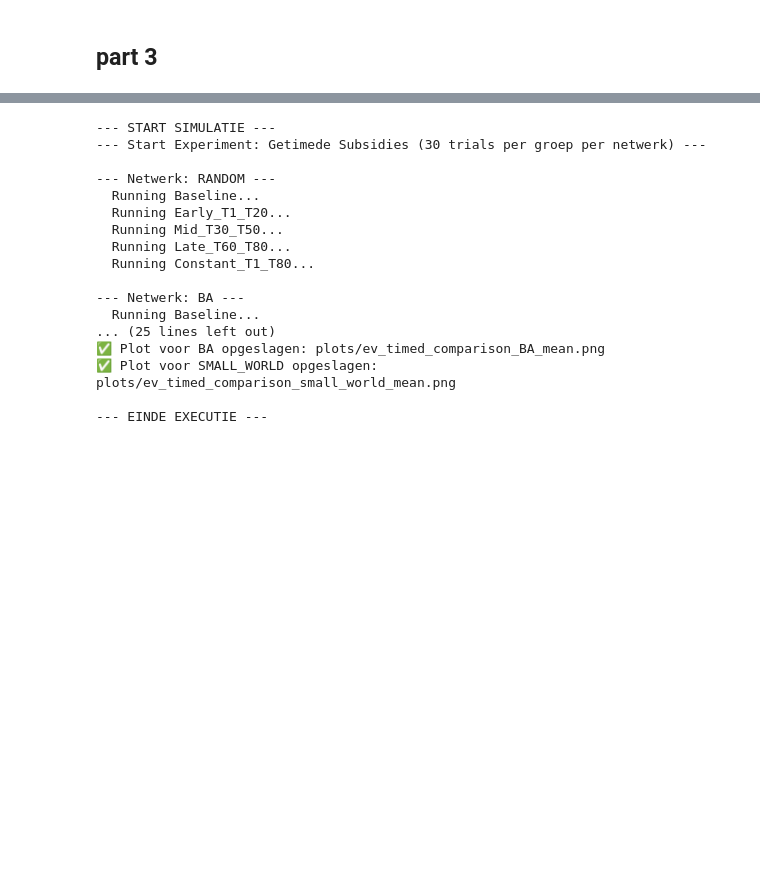
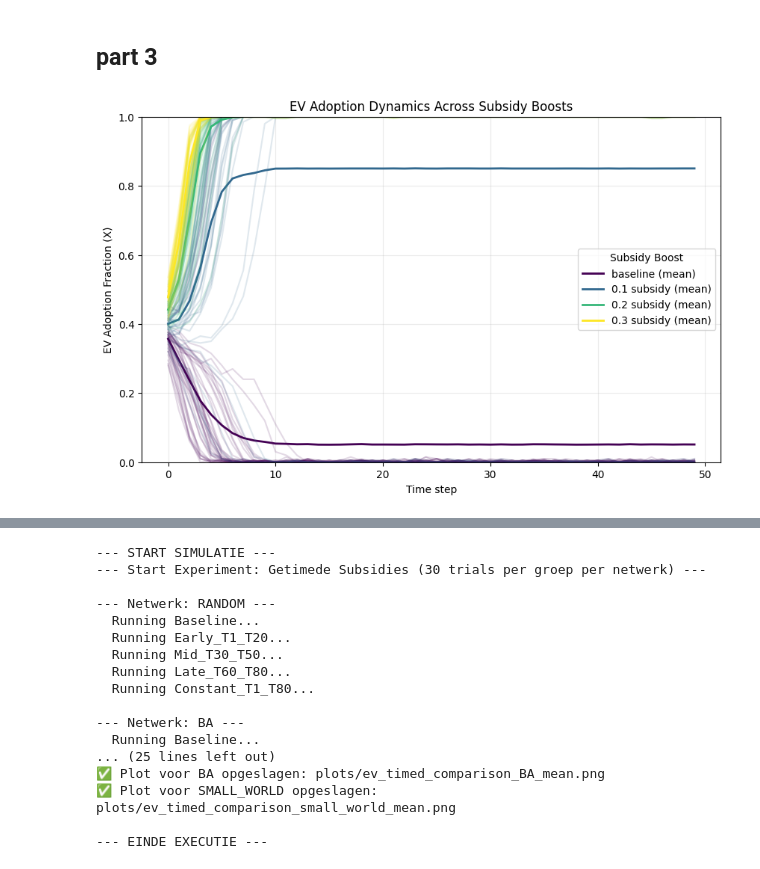
Before and after one commit to LenavanLeeuwen04/Assignment_3_MBD, a Jupyter notebook: testLena.ipynb, the cells around one changed output, grey strips where cells are left out. Cells and saved outputs as stored; diff of their text form; code cells hidden in the pictures; blank space fills up the shorter version.

```diff
--- a/testLena.ipynb
+++ b/testLena.ipynb
@@ -2896,6 +2913,99 @@ def plot_phase_plot(phase_df: pd.DataFrame, out_path: Optional[str] = None) -> s
     plt.savefig(out_path, dpi=140, bbox_inches="tight")
     plt.close()
     return out_path
+# %%
+# TESTING DIFFERENT SUBSIDY BOOSTS
+# --- Reproduceerbare experiment runner ---
+def run_intervention_comparison(n_trials=10, T=50, seed=42):
+    np.random.seed(seed)
+    data_records = []
+
+    scenarios = {"baseline": 2.15, "0.1 subsidy": 2.25, "0.2 subsidy": 2.35, "0.3 subsidy": 2.45}
+
+    for group_name, ratio in scenarios.items():
+        for trial_id in range(n_trials):
+            # Bereken a0 zodat ratio klopt
+            a0_val = ratio * 1.0 - 2.0 * 0.05  # b=1.0, beta_I=2.0, I0=0.05
+
+            model = EVStagHuntModel(
+                X0_frac=0.4,
+                beta_I=2.0,
+                b=1.0,
+                g_I=0.1,
+                I0=0.05,
+                T=T,
+                a0=a0_val,
+                tol=1e-3,
+                n_nodes=200,
+                network_type="random",
+                collect=False,
+                strategy_choice_func="logit",
+                tau=1,
+                seed=seed + trial_id,
+                p=0.05
+            )
+
+            for t in range(T):
+                model.step()
+                data_records.append({
+                    "group": group_name,
+                    "trial": trial_id,
+                    "time": t,
+                    "X": model.get_adoption_fraction()
+                })
+
+    return pd.DataFrame(data_records)
+
+def plot_adoption_curves(traces_df, T=50):
+    """
+    Plot alle individuele adoptiecurves per subsidieboost licht,
+    en het gemiddelde per boost dik.
+    Werkt met groepnamen zoals "baseline", "0.1 subsidy", etc.
+    """
+    plt.figure(figsize=(10,6))
+
+    # Sorteer groepen: baseline eerst, daarna op boost numeriek
+    def parse_boost(name):
+        try:
+            return float(name.split()[0])
+        except:
+            return -1  # baseline eerst
+
+    subsidy_groups = sorted(traces_df["group"].unique(), key=parse_boost)
+    colors = plt.cm.viridis(np.linspace(0, 1, len(subsidy_groups)))
+
+    for color, group_name in zip(colors, subsidy_groups):
+        group_data = traces_df[traces_df["group"] == group_name]
+
+        # Verzamel alle curves per trial
+        trials = group_data["trial"].unique()
+        all_histories = []
+        for trial in trials:
+            trial_data = group_data[group_data["trial"] == trial].sort_values("time")
+            all_histories.append(trial_data["X"].values)
+
+        # Plot individuele curves licht
+        for h in all_histories:
+            plt.plot(h, color=color, alpha=0.15)
+
+        # Plot gemiddelde curve dik
+        avg_curve = np.mean([np.pad(h, (0,T-len(h)), 'edge') for h in all_histories], axis=0)
+        plt.plot(avg_curve, lw=2, color=color, label=f"{group_name} (mean)")
+
+    plt.xlabel("Time step")
+    plt.ylabel("EV Adoption Fraction (X)")
+    plt.title("EV Adoption Dynamics Across Subsidy Boosts")
+    plt.legend(title="Subsidy Boost")
+    plt.ylim(0, 1)
+    plt.grid(alpha=0.25)
+    plt.show()
+
+
+# --- Run experiment ---
+traces_df = run_intervention_comparison(n_trials=40, T=50)
+plot_adoption_curves(traces_df)
+# %% [output]
+[figure, added]
 # %%
 # ==========================================
 # 1. EXPERIMENT RUNNER
```
Also changed, not shown: parts of 25 cells of this notebook.
